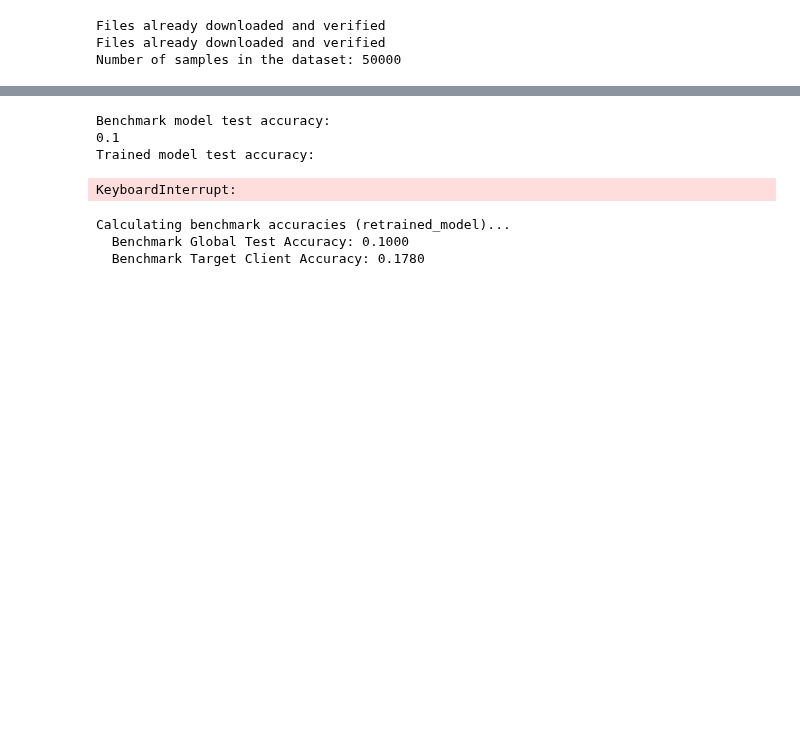
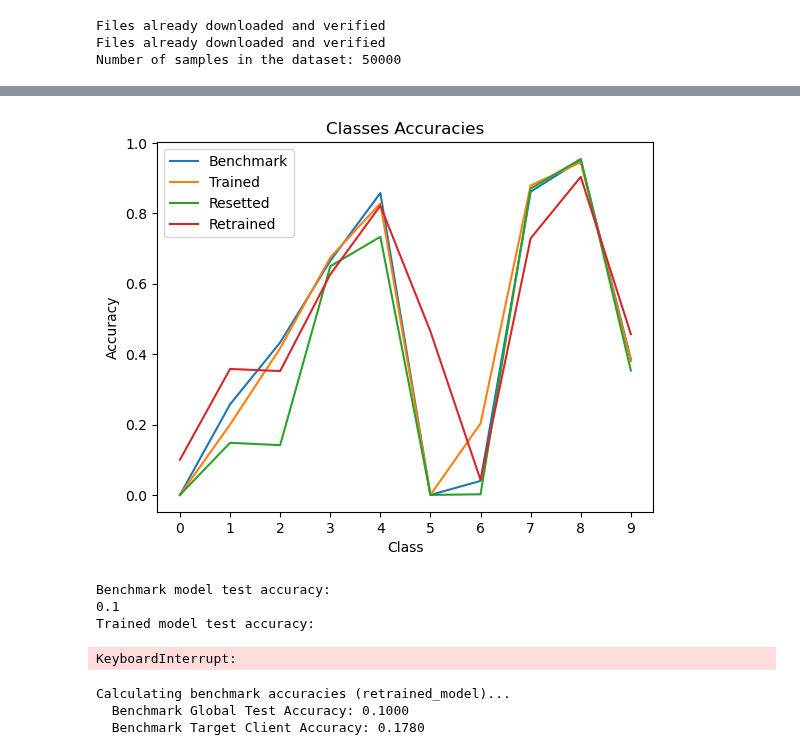
Before and after one commit to lorenzomanini/FedUnlearn-PE, a Jupyter notebook: Residual/vision_unlearn_Resdiual.ipynb, the cells around one changed output, grey strips where cells are left out. Cells and saved outputs as stored; diff of their text form; code cells hidden in the pictures; blank space fills up the shorter version.

```diff
--- a/Residual/vision_unlearn_Resdiual.ipynb
+++ b/Residual/vision_unlearn_Resdiual.ipynb
@@ -480,3 +479,17 @@ KeyboardInterrupt:
+# %%
+
+plt.plot(compute_dataloaders_accuracy(model_benchmark, classes_dataloaders), label='Benchmark')
+plt.plot(compute_dataloaders_accuracy(model, classes_dataloaders), label='Trained')
+plt.plot(compute_dataloaders_accuracy(resetted_model, classes_dataloaders), label='Resetted')
+plt.plot(compute_dataloaders_accuracy(retrained_model, classes_dataloaders), label='Retrained')
+plt.legend()
+plt.xlabel('Class')
+plt.xticks(np.arange(0, 10, 1))
+plt.ylabel('Accuracy')
+plt.title('Classes Accuracies')
+plt.show()
+# %% [output]
+[figure, added]
 # %%
 print("Benchmark model test accuracy:")
 print(compute_accuracy(model_benchmark, test_dataloader))
```
Also changed, not shown: parts of 11 cells of this notebook, 1 other file.
